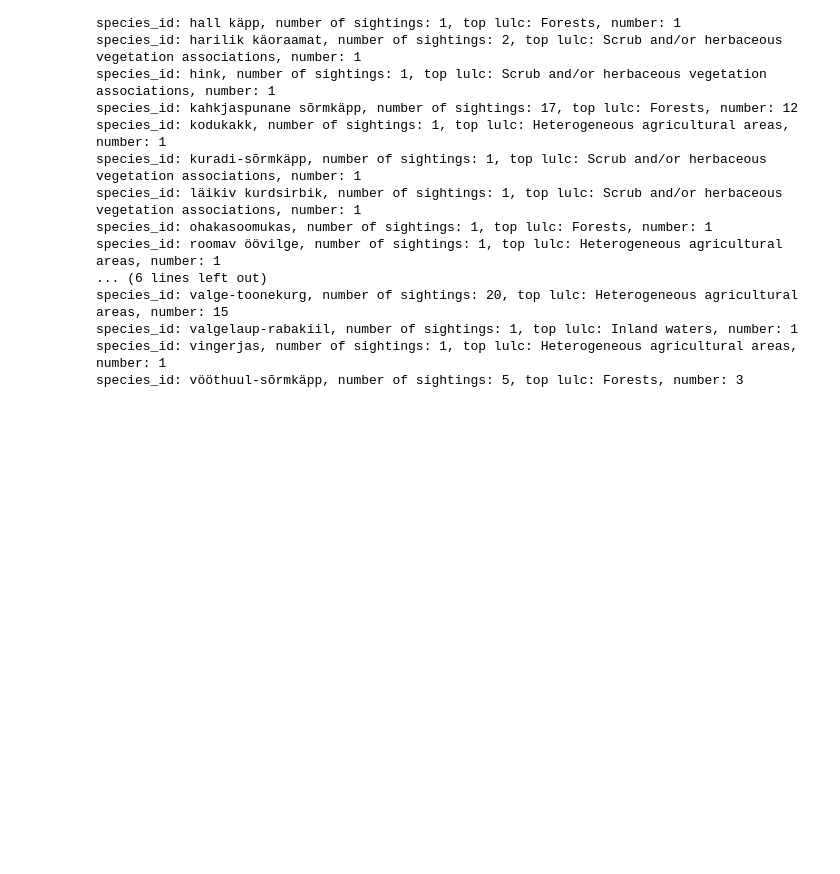
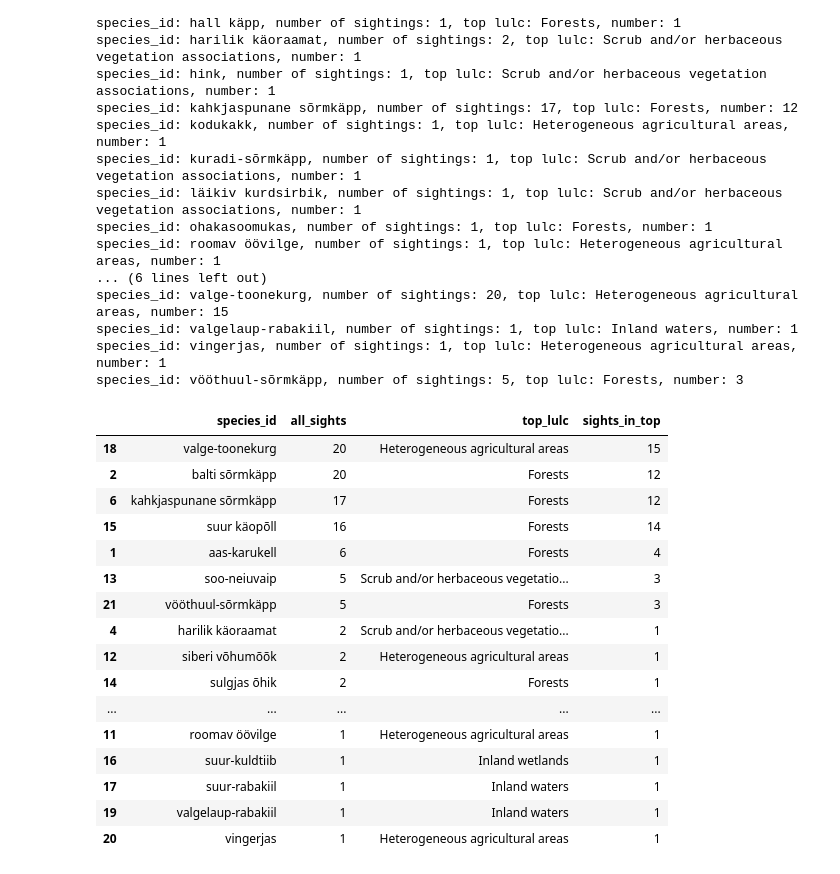
Before and after one commit to LandscapeGeoinformatics/geopython-ut-2019-course, a Jupyter notebook: source/_static/data/L3/lesson3.ipynb, the cells around one changed output. Drawn from its saved outputs; the diff is of its cells as text; code cells hidden in the pictures; blank space fills up the shorter version.

Commit message:
lesson 3 and exercise 2 updates with Estonian data fixes

```diff
--- a/source/_static/data/L3/lesson3.ipynb
+++ b/source/_static/data/L3/lesson3.ipynb
@@ -316,12 +316,14 @@ Arable land                                         2
 Inland wetlands                                     1
 Name: LABEL2, dtype: int64
 # %%
+data_list = []
 
 for species_id, species_group in join.groupby('NIMI'):
     lulc_count = species_group['LABEL2'].value_counts()
     top = lulc_count.head(1)
     # display(type(top))
     # print(top)
+    data_list.append({'species_id':species_id, 'all_sights': len(species_group), 'top_lulc': top.index[0], 'sights_in_top': top[0]})
     print("species_id: {}, number of sightings: {}, top lulc: {}, number: {}".format(species_id, len(species_group), top.index[0], top[0] ))
 # %% [output]
 species_id: Veski, number of sightings: 1, top lulc: Forests, number: 1
@@ -341,3 +343,27 @@ species_id: valge-toonekurg, number of sightings: 20, top lulc: Heterogeneous ag
 species_id: valgelaup-rabakiil, number of sightings: 1, top lulc: Inland waters, number: 1
 species_id: vingerjas, number of sightings: 1, top lulc: Heterogeneous agricultural areas, number: 1
 species_id: vööthuul-sõrmkäpp, number of sightings: 5, top lulc: Forests, number: 3
+# %%
+# Creates DataFrame.
+top_sights = pd.DataFrame(data_list)
+
+# Print the data
+top_sights.sort_values(by=['all_sights','sights_in_top'], ascending=False)
+# %% [output]
+|  | species_id | all_sights | top_lulc | sights_in_top |
+| 18 | valge-toonekurg | 20 | Heterogeneous agricultural areas | 15 |
+| 2 | balti sõrmkäpp | 20 | Forests | 12 |
+| 6 | kahkjaspunane sõrmkäpp | 17 | Forests | 12 |
+| 15 | suur käopõll | 16 | Forests | 14 |
+| 1 | aas-karukell | 6 | Forests | 4 |
+| 13 | soo-neiuvaip | 5 | Scrub and/or herbaceous vegetatio... | 3 |
+| 21 | vööthuul-sõrmkäpp | 5 | Forests | 3 |
+| 4 | harilik käoraamat | 2 | Scrub and/or herbaceous vegetatio... | 1 |
+| 12 | siberi võhumõõk | 2 | Heterogeneous agricultural areas | 1 |
+| 14 | sulgjas õhik | 2 | Forests | 1 |
+| ... | ... | ... | ... | ... |
+| 11 | roomav öövilge | 1 | Heterogeneous agricultural areas | 1 |
+| 16 | suur-kuldtiib | 1 | Inland wetlands | 1 |
+| 17 | suur-rabakiil | 1 | Inland waters | 1 |
+| 19 | valgelaup-rabakiil | 1 | Inland waters | 1 |
+| 20 | vingerjas | 1 | Heterogeneous agricultural areas | 1 |
```
Also changed, not shown: 2 other files.
